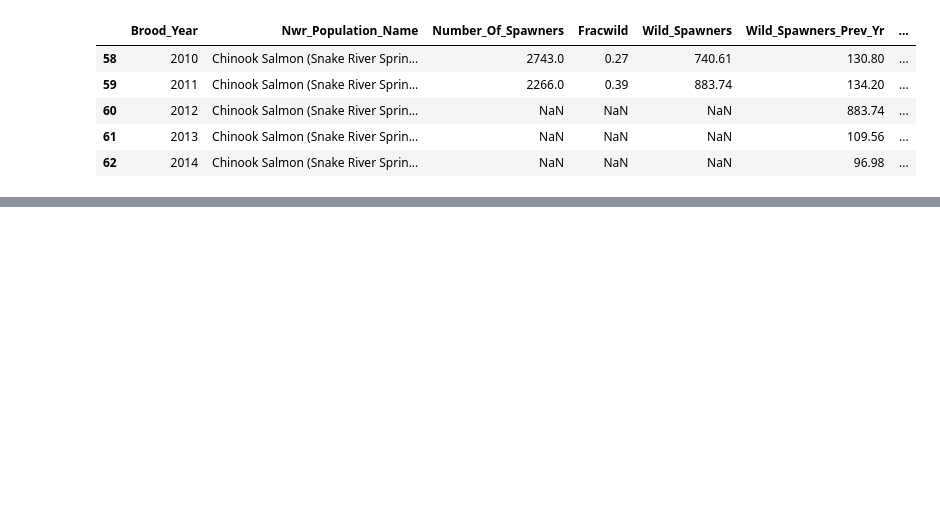
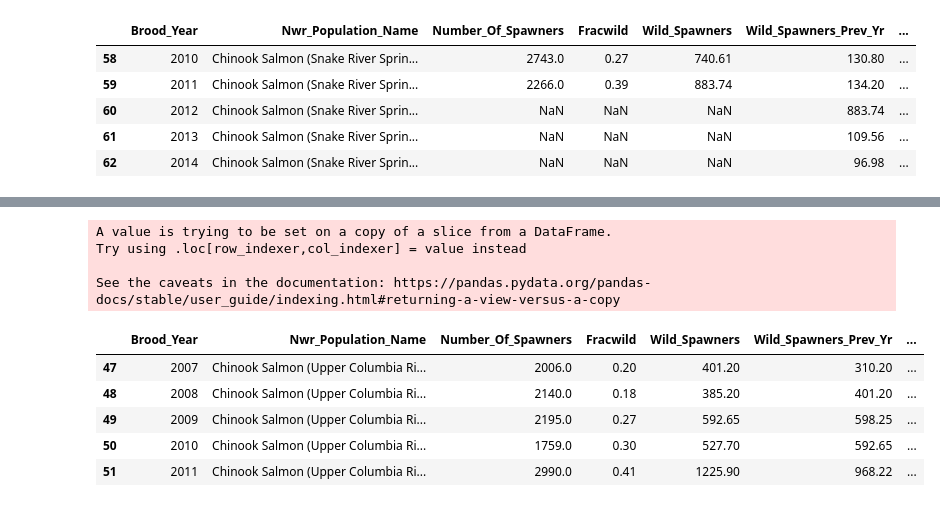
Before and after one commit to travorhouse12/Salmon_Analysis, a Jupyter notebook: salmon_ml_linear_model_ws.ipynb, the cells around one changed output, grey strips where cells are left out. Drawn from its saved outputs; the diff is of its cells as text; code cells hidden in the pictures; blank space fills up the shorter version.

```diff
--- a/salmon_ml_linear_model_ws.ipynb
+++ b/salmon_ml_linear_model_ws.ipynb
@@ -285,0 +281,5 @@ See the caveats in the documentation: https://pandas.pydata.org/pandas-docs/stab
+# %%
+# Isolate the Stream we want to teach the model on and reset index
+wenatchee_df = df.loc[df['Nwr_Population_Name'] == 'Chinook Salmon (Upper Columbia River Spring-run ESU) - Wenatchee River']
+wenatchee_df.reset_index(drop=True, inplace=True)
+wenatchee_df.info()
@@ -285,0 +302,6 @@ See the caveats in the documentation: https://pandas.pydata.org/pandas-docs/stab
+# %%
+# Create our Feature
+X_predict_wenatchee = wenatchee_df[['Brood_Year', 'Wild_Spawners_Prev_Yr', 'Wild_Spawners_Two_Yrs_Prior', 'Wild_Spawners_Three_Yrs_Prior']]
+
+wenatchee_predictions = l_regr.predict(X_predict_wenatchee)
+wenatchee_predictions
@@ -285,0 +322,15 @@ See the caveats in the documentation: https://pandas.pydata.org/pandas-docs/stab
+# %%
+# Add prediction column to Wenatchee DataFrame
+wenatchee_df['Predicted_Wild_Spawners'] = wenatchee_predictions
+wenatchee_df.tail()
+# %% [output]
+A value is trying to be set on a copy of a slice from a DataFrame.
+Try using .loc[row_indexer,col_indexer] = value instead
+
+See the caveats in the documentation: https://pandas.pydata.org/pandas-docs/stable/user_guide/indexing.html#returning-a-view-versus-a-copy
+|  | Brood_Year | Nwr_Population_Name | Number_Of_Spawners | Fracwild | Wild_Spawners | Wild_Spawners_Prev_Yr | ... |
+| 47 | 2007 | Chinook Salmon (Upper Columbia Ri... | 2006.0 | 0.20 | 401.20 | 310.20 | ... |
+| 48 | 2008 | Chinook Salmon (Upper Columbia Ri... | 2140.0 | 0.18 | 385.20 | 401.20 | ... |
+| 49 | 2009 | Chinook Salmon (Upper Columbia Ri... | 2195.0 | 0.27 | 592.65 | 598.25 | ... |
+| 50 | 2010 | Chinook Salmon (Upper Columbia Ri... | 1759.0 | 0.30 | 527.70 | 592.65 | ... |
+| 51 | 2011 | Chinook Salmon (Upper Columbia Ri... | 2990.0 | 0.41 | 1225.90 | 968.22 | ... |
```
Also changed, not shown: parts of 20 cells of this notebook, 5 other files.
